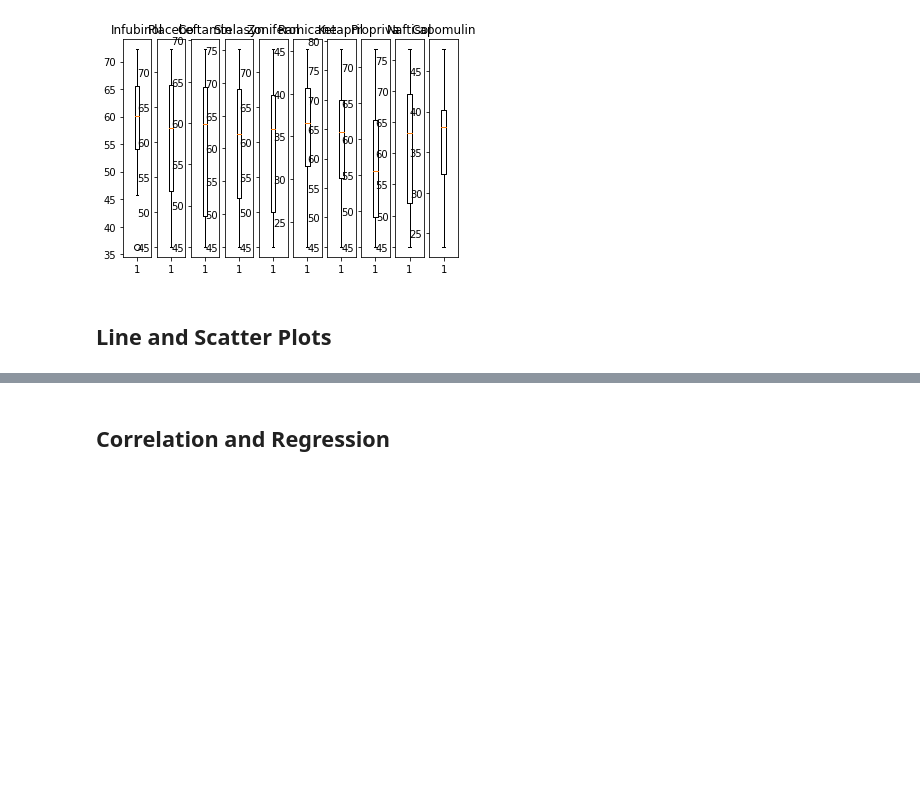
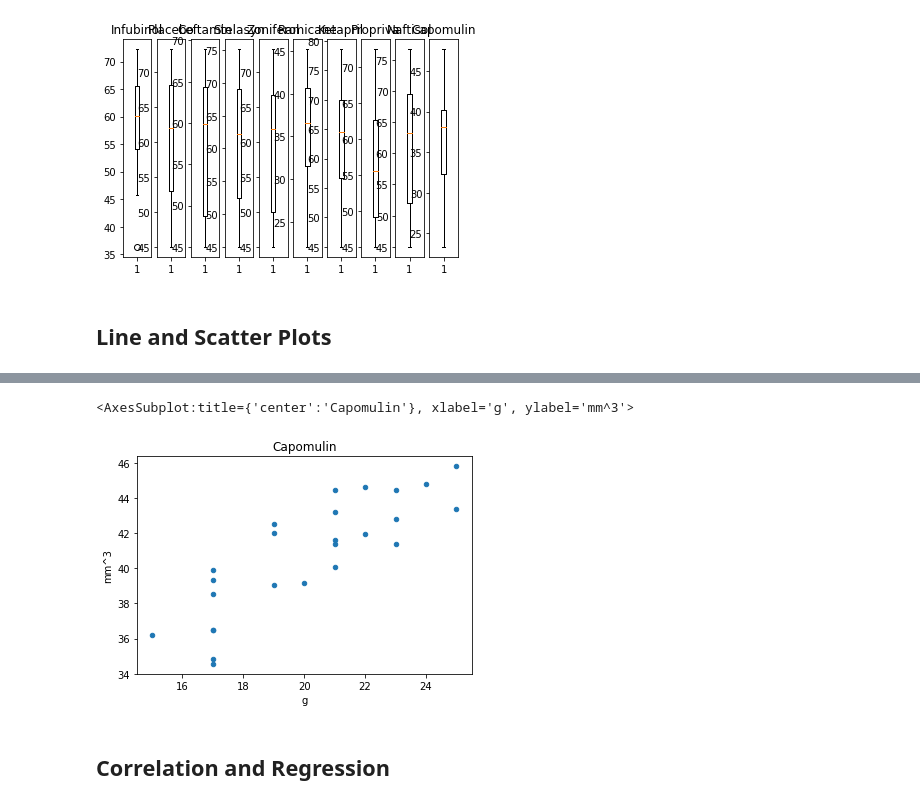
Before and after one commit to PielordZZ/Pharmacutical-MatplotLib, a Jupyter notebook: pymaceuticals_Visualization.ipynb, the cells around one changed output, grey strips where cells are left out. Cells and saved outputs as stored; diff of their text form; code cells hidden in the pictures; blank space fills up the shorter version.

```diff
--- a/pymaceuticals_Visualization.ipynb
+++ b/pymaceuticals_Visualization.ipynb
@@ -296,2 +349,20 @@ individual_mouse.plot(kind='line',x='Timepoint',y='Tumor Volume (mm3)',title=f'{
+# %%
+# Generate a scatter plot of average tumor volume vs. mouse weight for the Capomulin regimen
+
+#names the drug checking
+regimen = 'Capomulin'
+#gets the data for the mice of that drug
+regimen_mice = clean_mice.loc[clean_mice['Drug Regimen']==regimen]
+
+
+#creates a dataframe of that data by looking at the mean of tumor volume of each mouse
+regimen_mice_grouped = pd.DataFrame(regimen_mice.groupby('Mouse ID').mean())
+
+#create and print a scatterplot of datapoints being each mouse with x as weight of mouse and y as tumor size
+regimen_plot = regimen_mice_grouped.plot(kind='scatter',x='Weight (g)',y="Tumor Volume (mm3)",title=regimen,ylabel= 'mm^3',xlabel='g')
+regimen_plot
+# %% [output]
+<AxesSubplot:title={'center':'Capomulin'}, xlabel='g', ylabel='mm^3'>
+[figure, added]
 # %% [markdown]
 ## Correlation and Regression
```
Also changed, not shown: parts of 19 cells of this notebook.
